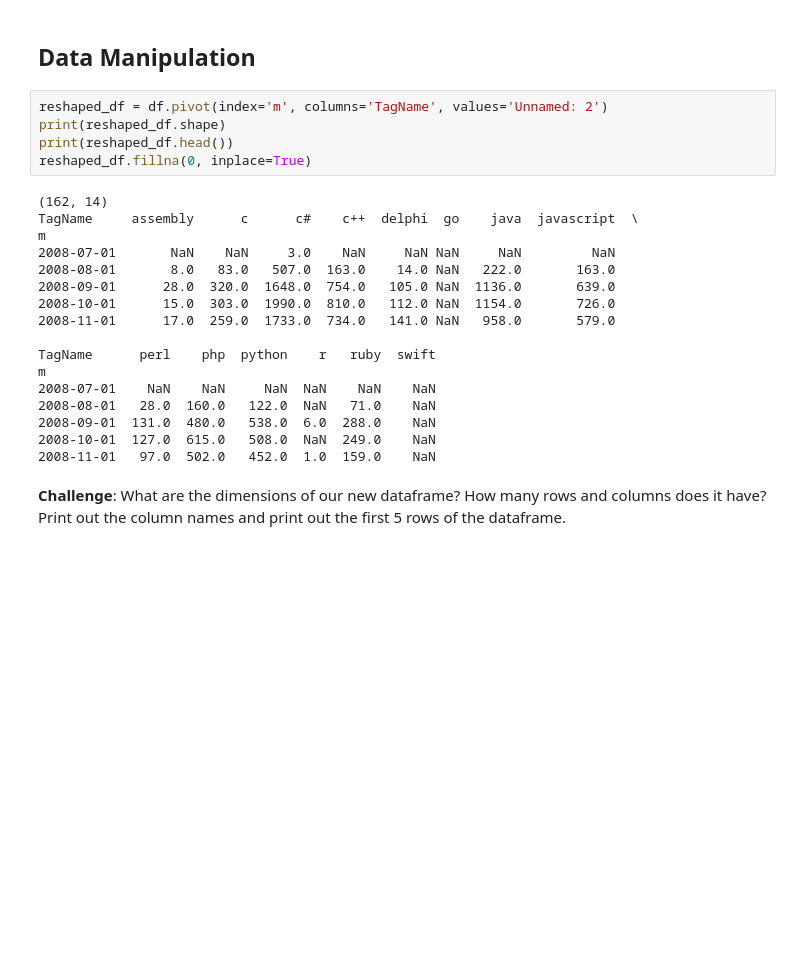
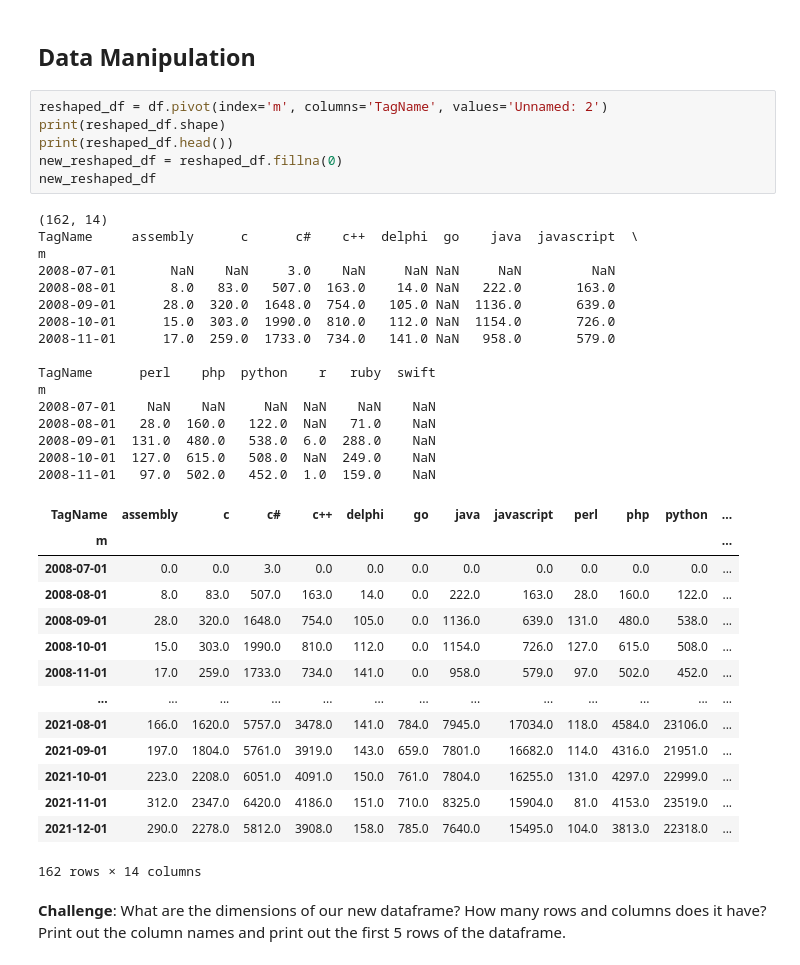
Before and after one commit to brylimz/analyse-popularity-programming-languages-over-time, a Jupyter notebook: programming_languages.ipynb, the cells around one changed output. Drawn from its saved outputs; the diff is of its cells as text; blank space fills up the shorter version.

```diff
--- a/programming_languages.ipynb
+++ b/programming_languages.ipynb
@@ -132,25 +99,40 @@ df.head()
 # %%
 reshaped_df = df.pivot(index='m', columns='TagName', values='Unnamed: 2')
 print(reshaped_df.shape)
 print(reshaped_df.head())
-reshaped_df.fillna(0, inplace=True)
+new_reshaped_df = reshaped_df.fillna(0)
+new_reshaped_df
 # %% [output]
 (162, 14)
 TagName     assembly      c      c#    c++  delphi  go    java  javascript  \
 m
 2008-07-01       NaN    NaN     3.0    NaN     NaN NaN     NaN         NaN
 2008-08-01       8.0   83.0   507.0  163.0    14.0 NaN   222.0       163.0
 2008-09-01      28.0  320.0  1648.0  754.0   105.0 NaN  1136.0       639.0
 2008-10-01      15.0  303.0  1990.0  810.0   112.0 NaN  1154.0       726.0
 2008-11-01      17.0  259.0  1733.0  734.0   141.0 NaN   958.0       579.0
 
 TagName      perl    php  python    r   ruby  swift
 m
 2008-07-01    NaN    NaN     NaN  NaN    NaN    NaN
 2008-08-01   28.0  160.0   122.0  NaN   71.0    NaN
 2008-09-01  131.0  480.0   538.0  6.0  288.0    NaN
 2008-10-01  127.0  615.0   508.0  NaN  249.0    NaN
 2008-11-01   97.0  502.0   452.0  1.0  159.0    NaN
+| TagName | assembly | c | c# | c++ | delphi | go | java | javascript | perl | php | python | ... |
+| m |  |  |  |  |  |  |  |  |  |  |  | ... |
+| 2008-07-01 | 0.0 | 0.0 | 3.0 | 0.0 | 0.0 | 0.0 | 0.0 | 0.0 | 0.0 | 0.0 | 0.0 | ... |
+| 2008-08-01 | 8.0 | 83.0 | 507.0 | 163.0 | 14.0 | 0.0 | 222.0 | 163.0 | 28.0 | 160.0 | 122.0 | ... |
+| 2008-09-01 | 28.0 | 320.0 | 1648.0 | 754.0 | 105.0 | 0.0 | 1136.0 | 639.0 | 131.0 | 480.0 | 538.0 | ... |
+| 2008-10-01 | 15.0 | 303.0 | 1990.0 | 810.0 | 112.0 | 0.0 | 1154.0 | 726.0 | 127.0 | 615.0 | 508.0 | ... |
+| 2008-11-01 | 17.0 | 259.0 | 1733.0 | 734.0 | 141.0 | 0.0 | 958.0 | 579.0 | 97.0 | 502.0 | 452.0 | ... |
+| ... | ... | ... | ... | ... | ... | ... | ... | ... | ... | ... | ... | ... |
+| 2021-08-01 | 166.0 | 1620.0 | 5757.0 | 3478.0 | 141.0 | 784.0 | 7945.0 | 17034.0 | 118.0 | 4584.0 | 23106.0 | ... |
+| 2021-09-01 | 197.0 | 1804.0 | 5761.0 | 3919.0 | 143.0 | 659.0 | 7801.0 | 16682.0 | 114.0 | 4316.0 | 21951.0 | ... |
+| 2021-10-01 | 223.0 | 2208.0 | 6051.0 | 4091.0 | 150.0 | 761.0 | 7804.0 | 16255.0 | 131.0 | 4297.0 | 22999.0 | ... |
+| 2021-11-01 | 312.0 | 2347.0 | 6420.0 | 4186.0 | 151.0 | 710.0 | 8325.0 | 15904.0 | 81.0 | 4153.0 | 23519.0 | ... |
+| 2021-12-01 | 290.0 | 2278.0 | 5812.0 | 3908.0 | 158.0 | 785.0 | 7640.0 | 15495.0 | 104.0 | 3813.0 | 22318.0 | ... |
+162 rows × 14 columns
 # %% [markdown]
 **Challenge**: What are the dimensions of our new dataframe? How many rows and columns does it have? Print out the column names and print out the first 5 rows of the dataframe.
 # %% [markdown]
```
Also changed, not shown: parts of 3 cells of this notebook.
